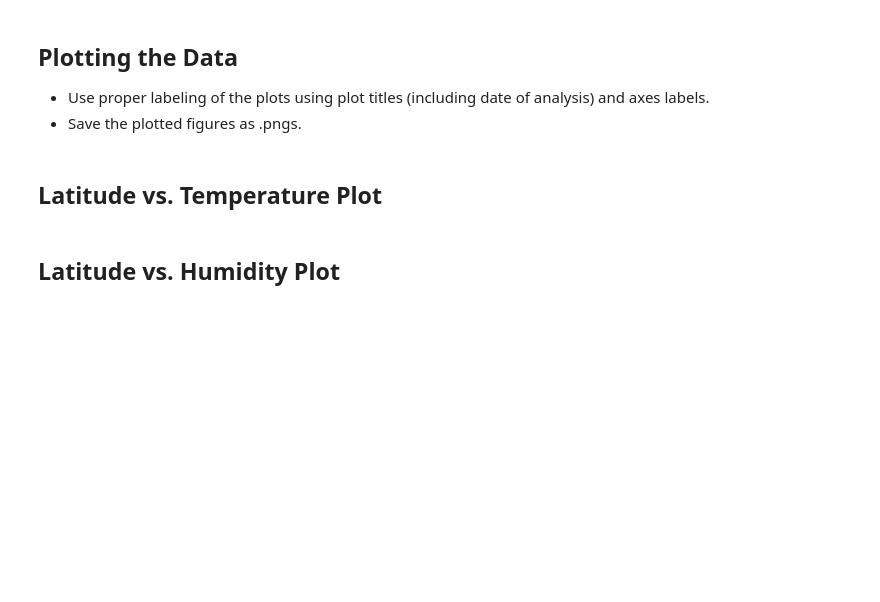
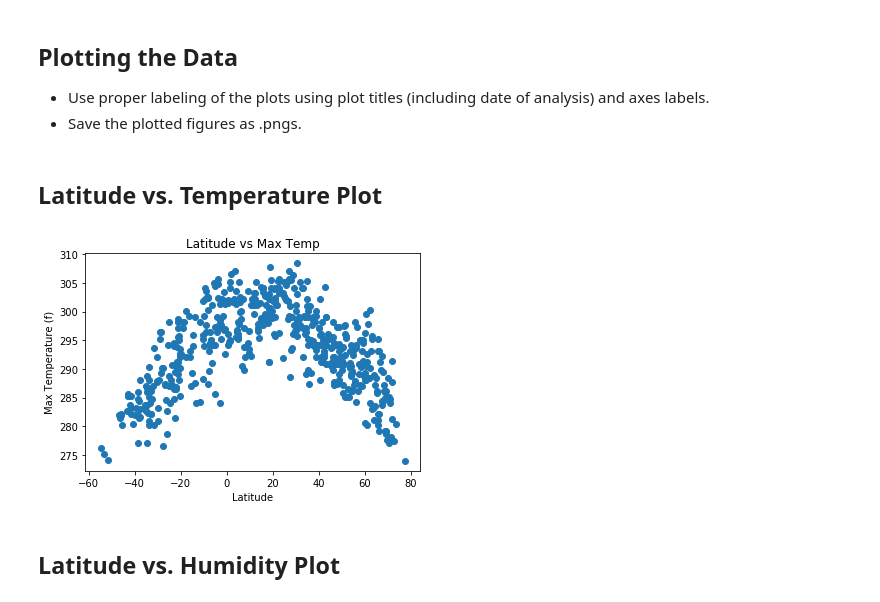
Before and after one commit to temidolan/Python-Application-Program-Interface, a Jupyter notebook: 06-Python-APIs/Instructions/starter_code/WeatherPy.ipynb, the cells around one changed output. Cells and saved outputs as stored; diff of their text form; code cells hidden in the pictures; blank space fills up the shorter version.

Commit message:
created scatterplots

```diff
--- a/06-Python-APIs/Instructions/starter_code/WeatherPy.ipynb
+++ b/06-Python-APIs/Instructions/starter_code/WeatherPy.ipynb
@@ -166,0 +228,16 @@ new_weather2_df
+# %%
+
+
+humidity_out=new_weather_df["Humidity"]
+humidity_out
+quartiles= humidity_out.quantile([.25,.5,.75])
+lowerquartile=quartiles[0.25]
+upperquartile=quartiles[0.75]
+iqr=upperquartile-lowerquartile
+#Determine the outlier using the upper and lower bound
+humidity_lower_bound=lowerquartile - (1.5*iqr)
+humidity_upper_bound=upperquartile + (1.5*iqr)
+print(f"{humidity_lower_bound} and {humidity_upper_bound} are the outliers")
+
+new_day_df=new_weather_df.loc[(new_weather_df["Humidity"]>humidity_lower_bound) & (new_weather_df["Humidity"]<humidity_upper_bound)]
+new_day_df
@@ -167,5 +259,12 @@ new_weather2_df
 # %%
 # Extract relevant fields from the data frame
+extract_data=new_day_df[["Lat","Max Temp","Humidity","Cloudiness","Wind Speed"]]
+extract_data
+# Temperature
+# Humidity
+# Cloudiness
+# Wind Speed
+
 
 
 # Export the City_Data into a csv
@@ -175,5 +288,14 @@ new_weather2_df
 * Save the plotted figures as .pngs.
 # %% [markdown]
 ## Latitude vs. Temperature Plot
+# %%
+plt.scatter(extract_data['Lat'],extract_data['Max Temp'])
+plt.xlabel('Latitude')
+plt.ylabel('Max Temperature (f)')
+plt.title("Latitude vs Max Temp")
+
+plt.show()
+# %% [output]
+[figure, added]
 # %% [markdown]
 ## Latitude vs. Humidity Plot
```
Also changed, not shown: parts of 16 cells of this notebook, 2 other files.
